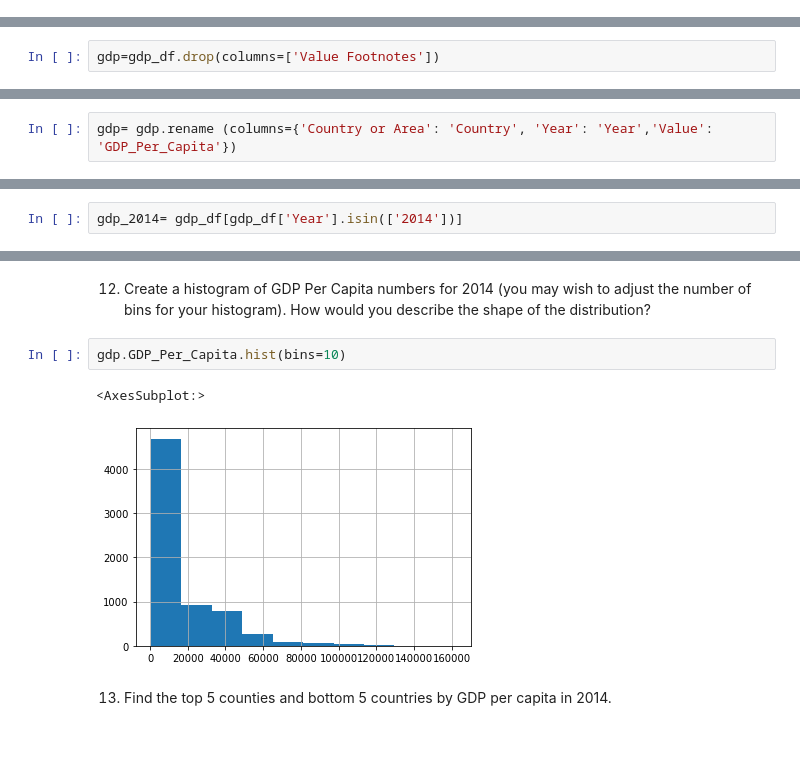
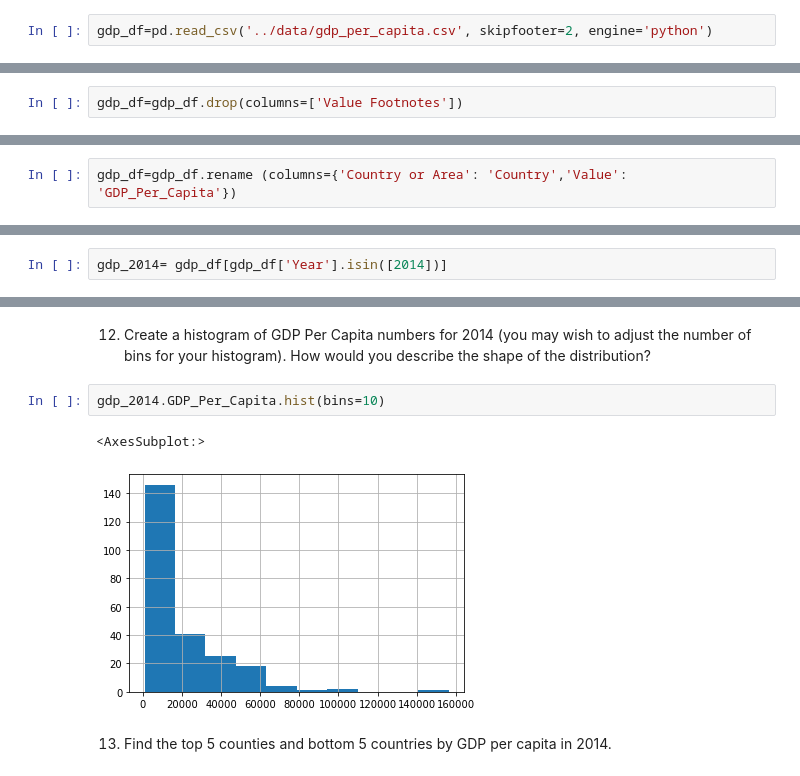
Before and after one commit to VahidehRasekhi/un_exploration-VahidehRasekhi, a Jupyter notebook: notebooks/UN_Data_Exploration.ipynb, the cells around one changed output, grey strips where cells are left out. Saved outputs shown, nothing was run; the diff lists cells and outputs as text; blank space fills up the shorter version.

```diff
--- a/notebooks/UN_Data_Exploration.ipynb
+++ b/notebooks/UN_Data_Exploration.ipynb
@@ -38,2 +45,4 @@ gdp_df.head(5)
 # %% [markdown]
 5. Redo the read_csv() call to correct this issue - do not modify the original csv file.
+# %%
+gdp_df=pd.read_csv('../data/gdp_per_capita.csv', skipfooter=2, engine='python')
@@ -40,4 +58,4 @@ gdp_df.head(5)
 # %% [markdown]
 6. Drop the 'Value Footnotes' column, and rename the remaining columns to ‘Country’, ‘Year’, and ‘GDP_Per_Capita’.
 # %%
-gdp=gdp_df.drop(columns=['Value Footnotes'])
+gdp_df=gdp_df.drop(columns=['Value Footnotes'])
@@ -60,2 +78,2 @@ gdp
 # %%
-gdp= gdp.rename (columns={'Country or Area': 'Country', 'Year': 'Year','Value': 'GDP_Per_Capita'})
+gdp_df=gdp_df.rename (columns={'Country or Area': 'Country','Value': 'GDP_Per_Capita'})
@@ -154,5 +184,5 @@ gdp.value_counts().sum() #number of countries
 # %%
-gdp_2014= gdp_df[gdp_df['Year'].isin(['2014'])]
+gdp_2014= gdp_df[gdp_df['Year'].isin([2014])]
 # %%
 gdp_2014
 # %% [output]
@@ -178,9 +216,9 @@ KeyError: 'GDP_Per_Capita'
 # %% [markdown]
 12. Create a histogram of GDP Per Capita numbers for 2014 (you may wish to adjust the number of bins for your histogram). How would you describe the shape of the distribution?
 # %%
-gdp.GDP_Per_Capita.hist(bins=10)
+gdp_2014.GDP_Per_Capita.hist(bins=10)
 # %% [output]
 <AxesSubplot:>
-[figure, old version]
+[figure, new version]
 # %% [markdown]
 13. Find the top 5 counties and bottom 5 countries by GDP per capita in 2014.
```
Also changed, not shown: parts of 46 cells of this notebook.
